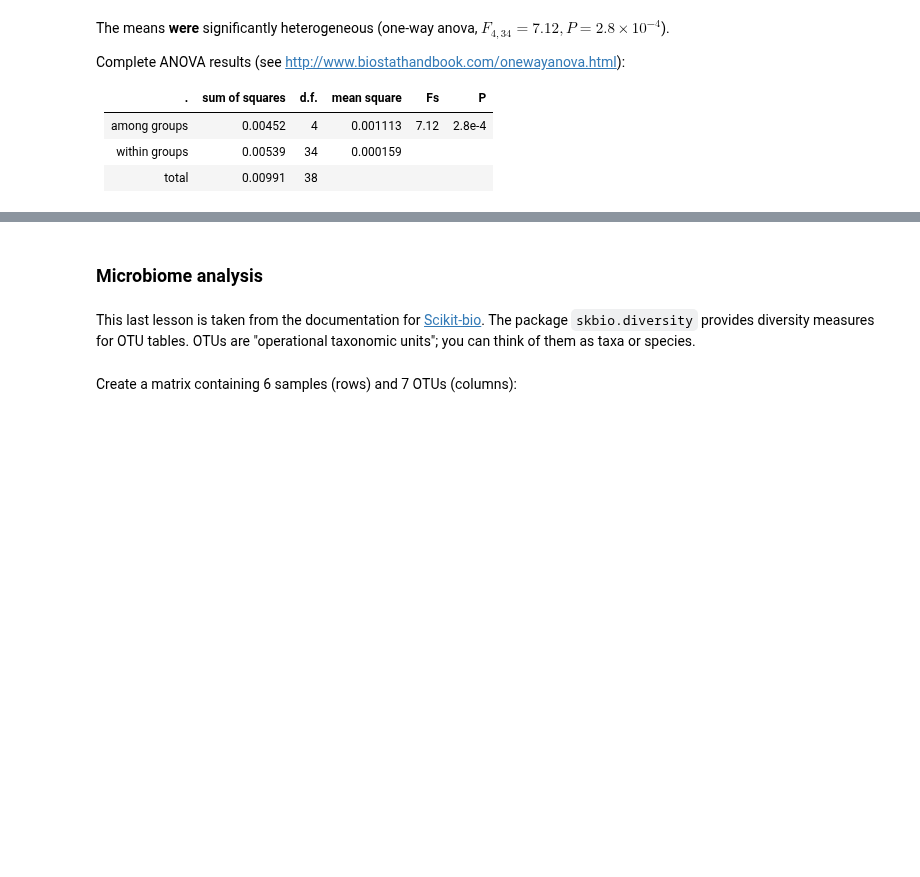
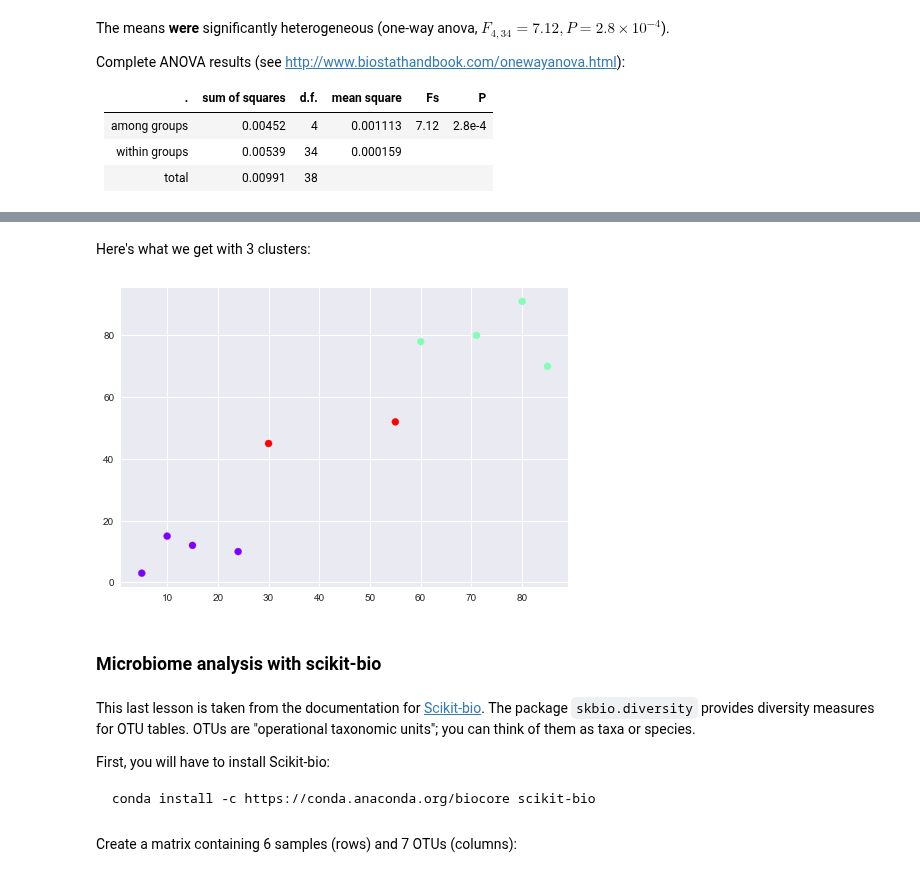
Before and after one commit to cuttlefishh/python-for-data-analysis, a Jupyter notebook: lessons/lesson17.ipynb, the cells around one changed output, grey strips where cells are left out. Saved outputs shown, nothing was run; the diff lists cells and outputs as text; code cells hidden in the pictures; blank space fills up the shorter version.

````diff
--- a/lessons/lesson17.ipynb
+++ b/lessons/lesson17.ipynb
@@ -532,7 +985,21 @@ total | 0.00991 | 38 |  |  |
+# %% [markdown]
+Here's what we get with 3 clusters:
+# %%
+kmeans = KMeans(n_clusters=3)
+kmeans.fit(X)
+plt.scatter(X[:,0],X[:,1], c=kmeans.labels_, cmap='rainbow');
+# %% [output]
+[figure, added]
 # %% [markdown]
-### Microbiome analysis
+### Microbiome analysis with scikit-bio
 # %% [markdown]
 This last lesson is taken from the documentation for [Scikit-bio](http://scikit-bio.org/docs/latest/). The package `skbio.diversity` provides diversity measures for OTU tables. OTUs are "operational taxonomic units"; you can think of them as taxa or species.
+
+First, you will have to install Scikit-bio:
+
+```
+conda install -c https://conda.anaconda.org/biocore scikit-bio
+```
 # %%
 from skbio.diversity import alpha_diversity
 from skbio import TreeNode
````
Also changed, not shown: parts of 109 cells of this notebook.
